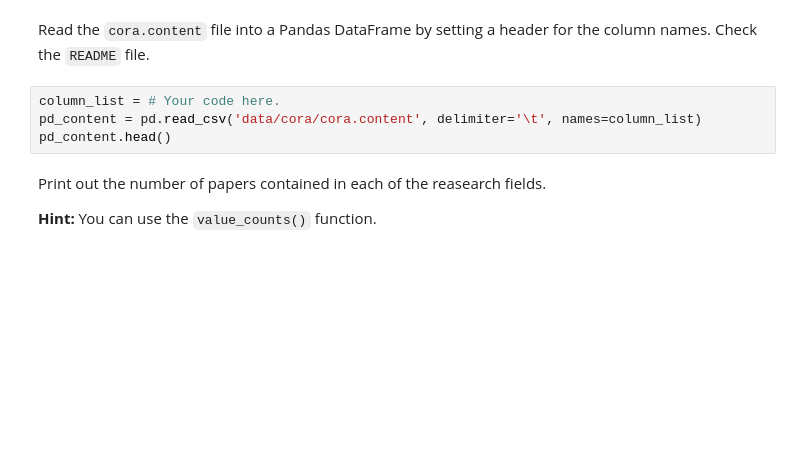
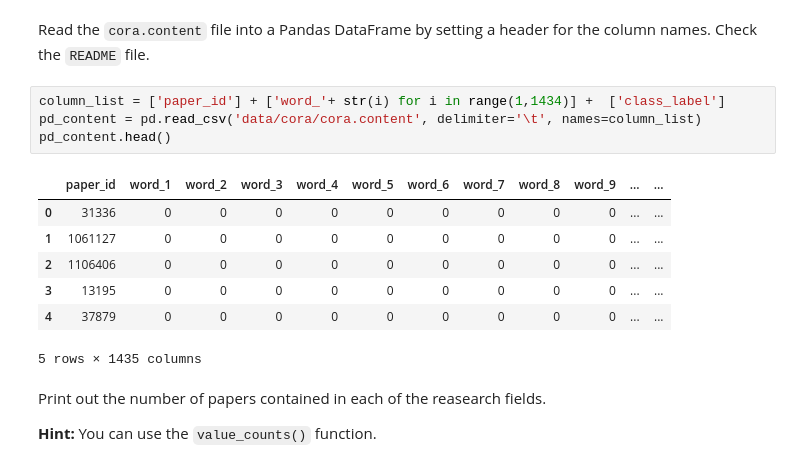
Before and after one commit to FBisch/ntds_2019, a Jupyter notebook: assignments/1_network_science.ipynb, the cells around one changed output. Drawn from its saved outputs; the diff is of its cells as text; blank space fills up the shorter version.

```diff
--- a/assignments/1_network_science.ipynb
+++ b/assignments/1_network_science.ipynb
@@ -51,9 +51,17 @@ from matplotlib import pyplot as plt
 # %% [markdown]
 Read the `cora.content` file into a Pandas DataFrame by setting a header for the column names. Check the `README` file.
 # %%
-column_list = # Your code here.
+column_list = ['paper_id'] + ['word_'+ str(i) for i in range(1,1434)] +  ['class_label']
 pd_content = pd.read_csv('data/cora/cora.content', delimiter='\t', names=column_list)
 pd_content.head()
+# %% [output]
+|  | paper_id | word_1 | word_2 | word_3 | word_4 | word_5 | word_6 | word_7 | word_8 | word_9 | ... | ... |
+| 0 | 31336 | 0 | 0 | 0 | 0 | 0 | 0 | 0 | 0 | 0 | ... | ... |
+| 1 | 1061127 | 0 | 0 | 0 | 0 | 0 | 0 | 0 | 0 | 0 | ... | ... |
+| 2 | 1106406 | 0 | 0 | 0 | 0 | 0 | 0 | 0 | 0 | 0 | ... | ... |
+| 3 | 13195 | 0 | 0 | 0 | 0 | 0 | 0 | 0 | 0 | 0 | ... | ... |
+| 4 | 37879 | 0 | 0 | 0 | 0 | 0 | 0 | 0 | 0 | 0 | ... | ... |
+5 rows × 1435 columns
 # %% [markdown]
 Print out the number of papers contained in each of the reasearch fields.
 
```
Also changed, not shown: parts of 16 cells of this notebook.
